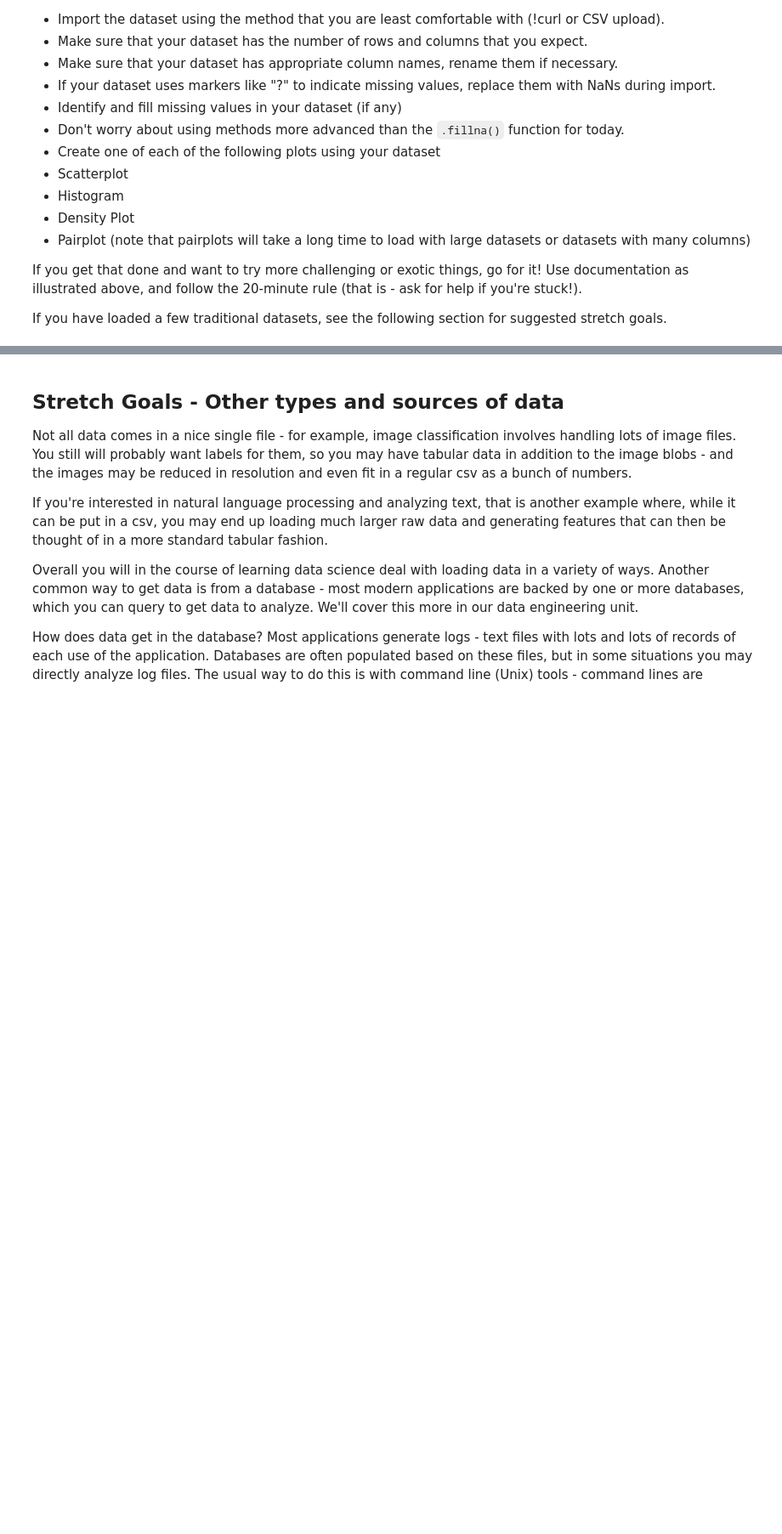
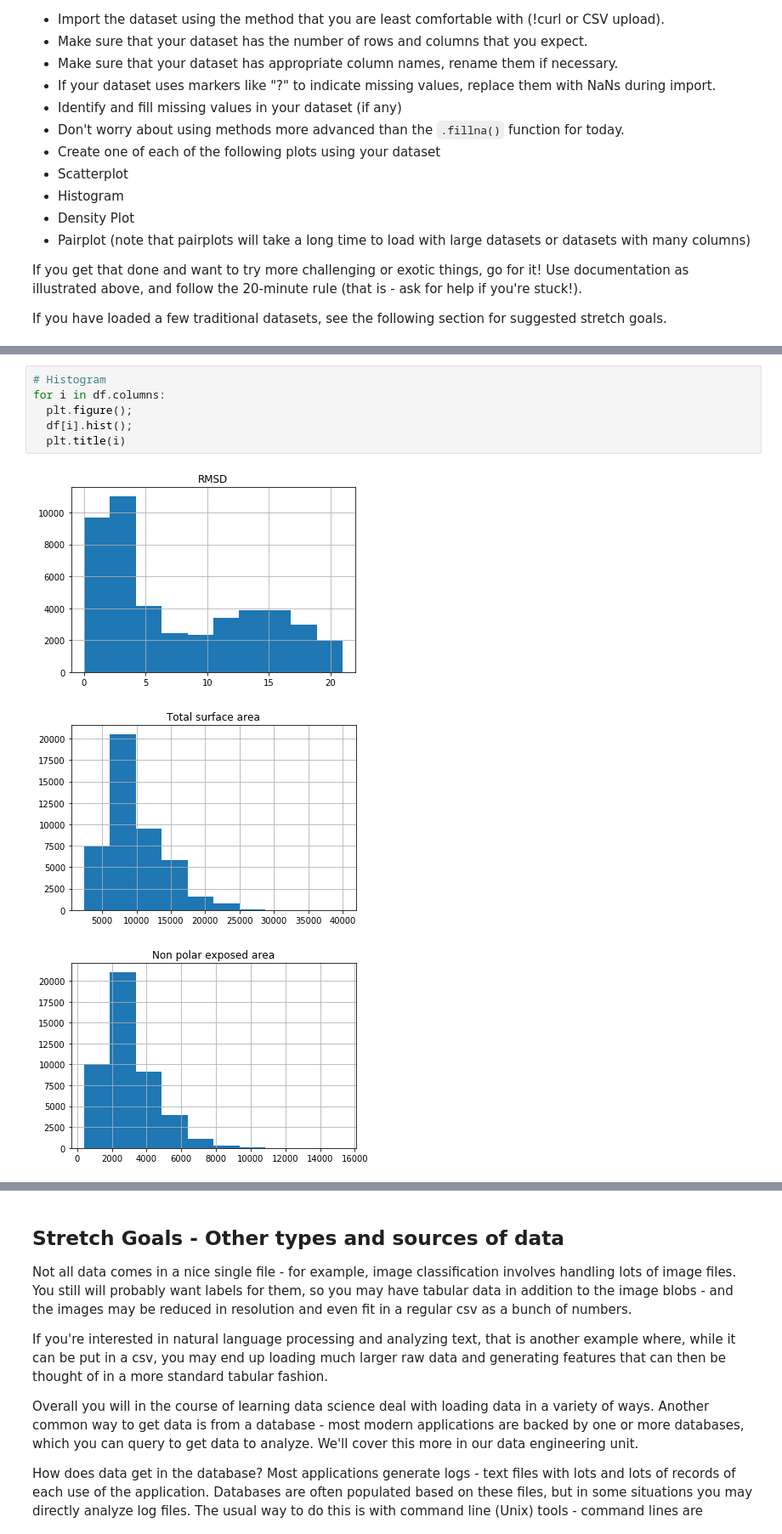
Before and after one commit to ngriggs/DS-Unit-1-Sprint-1-Dealing-With-Data, a Jupyter notebook: module2-loadingdata/LS_DS_112_Loading_Data.ipynb, the cells around one changed output, grey strips where cells are left out. Shown at 85% size. Cells and saved outputs as stored; diff of their text form; blank space fills up the shorter version.

```diff
--- a/module2-loadingdata/LS_DS_112_Loading_Data.ipynb
+++ b/module2-loadingdata/LS_DS_112_Loading_Data.ipynb
@@ -511,0 +590,10 @@ If you have loaded a few traditional datasets, see the following section for sug
+# %%
+# Histogram
+for i in df.columns:
+  plt.figure();
+  df[i].hist();
+  plt.title(i)
+# %% [output]
+[figure, added]
+[figure, added]
+[figure, added]
```
Also changed, not shown: parts of 12 cells of this notebook.
